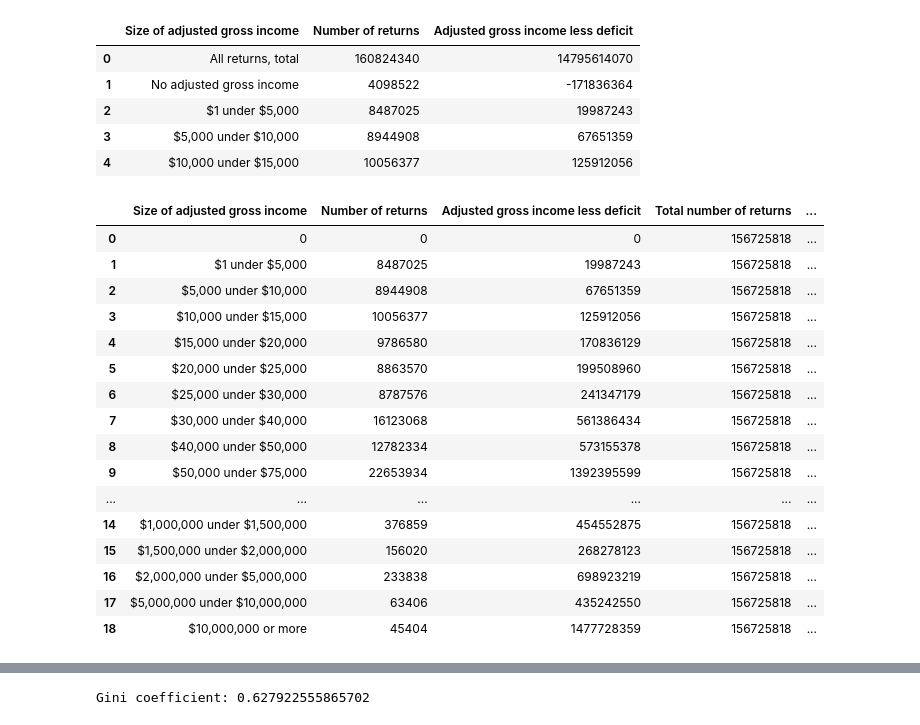
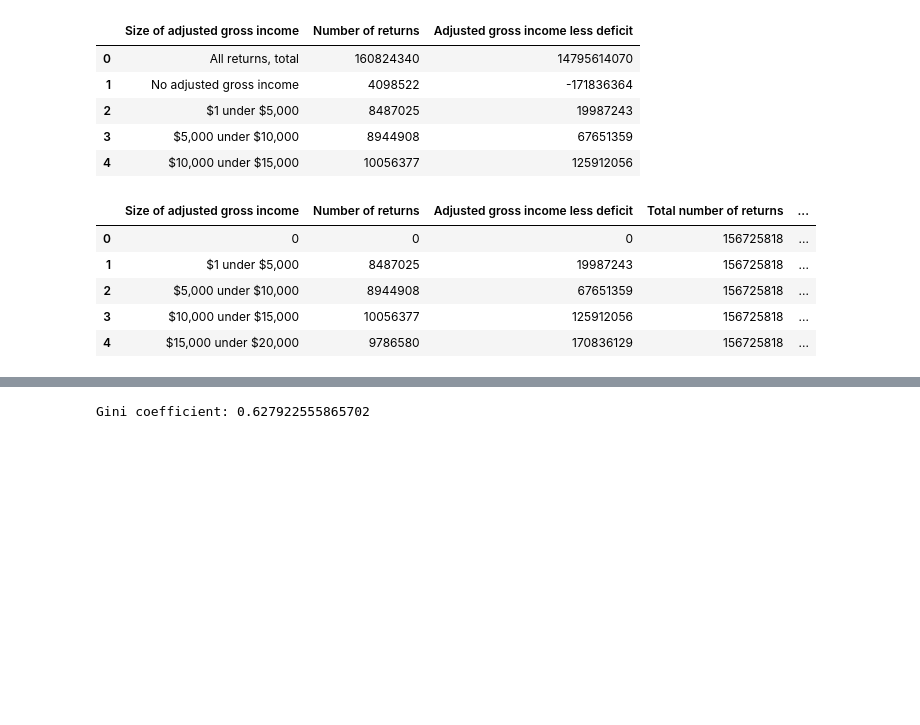
Before and after one commit to johanoelgaard/ECON230B, a Jupyter notebook: Assignment 1/Assignment I.ipynb, the cells around one changed output, grey strips where cells are left out. Cells and saved outputs as stored; diff of their text form; code cells hidden in the pictures; blank space fills up the shorter version.

```diff
--- a/Assignment 1/Assignment I.ipynb
+++ b/Assignment 1/Assignment I.ipynb
@@ -36,44 +37,33 @@ all_returns = data.iloc[:2]
 all_returns = all_returns.drop(labels='Size of adjusted gross income', axis=1)
 all_returns = (all_returns.iloc[0]-all_returns.iloc[1])
 all_returns = all_returns.to_frame().T
 all_returns.columns = ['Total number of returns', 'Total adjusted gross income less deficit']
 
 # dropping first 2 rows with totals and no AGI
 data = data.drop(data.index[:2])
 
 # adding a 0 row to the data as the first row and resetting the index
 data = pd.concat([pd.DataFrame({'Size of adjusted gross income': ['0'], 'Number of returns': [0], 'Adjusted gross income less deficit': [0]}), data], ignore_index=True)
 data = data.reset_index(drop=True)
 
 # joining the data
 data = data.join(all_returns, how='cross')
 
 # calculating the percentage of total returns
 data['Percentage of total returns'] = data['Number of returns'] / data['Total number of returns']
 data['Percentage of total AGI'] = data['Adjusted gross income less deficit'] / data['Total adjusted gross income less deficit']
 
 data['Cumsum percentage of total returns'] = np.cumsum(data['Percentage of total returns'])
 data['Cumsum percentage of total AGI'] = np.cumsum(data['Percentage of total AGI'])
 
 
-display(data)
+data.head()
 # %% [output]
 |  | Size of adjusted gross income | Number of returns | Adjusted gross income less deficit | Total number of returns | ... |
 | 0 | 0 | 0 | 0 | 156725818 | ... |
 | 1 | $1 under $5,000 | 8487025 | 19987243 | 156725818 | ... |
 | 2 | $5,000 under $10,000 | 8944908 | 67651359 | 156725818 | ... |
 | 3 | $10,000 under $15,000 | 10056377 | 125912056 | 156725818 | ... |
 | 4 | $15,000 under $20,000 | 9786580 | 170836129 | 156725818 | ... |
-| 5 | $20,000 under $25,000 | 8863570 | 199508960 | 156725818 | ... |
-| 6 | $25,000 under $30,000 | 8787576 | 241347179 | 156725818 | ... |
-| 7 | $30,000 under $40,000 | 16123068 | 561386434 | 156725818 | ... |
-| 8 | $40,000 under $50,000 | 12782334 | 573155378 | 156725818 | ... |
-| 9 | $50,000 under $75,000 | 22653934 | 1392395599 | 156725818 | ... |
-| ... | ... | ... | ... | ... | ... |
-| 14 | $1,000,000 under $1,500,000 | 376859 | 454552875 | 156725818 | ... |
-| 15 | $1,500,000 under $2,000,000 | 156020 | 268278123 | 156725818 | ... |
-| 16 | $2,000,000 under $5,000,000 | 233838 | 698923219 | 156725818 | ... |
-| 17 | $5,000,000 under $10,000,000 | 63406 | 435242550 | 156725818 | ... |
-| 18 | $10,000,000 or more | 45404 | 1477728359 | 156725818 | ... |
 # %%
 # plotting the lorentz curve and the diagonal
```
Also changed, not shown: parts of 3 cells of this notebook.
